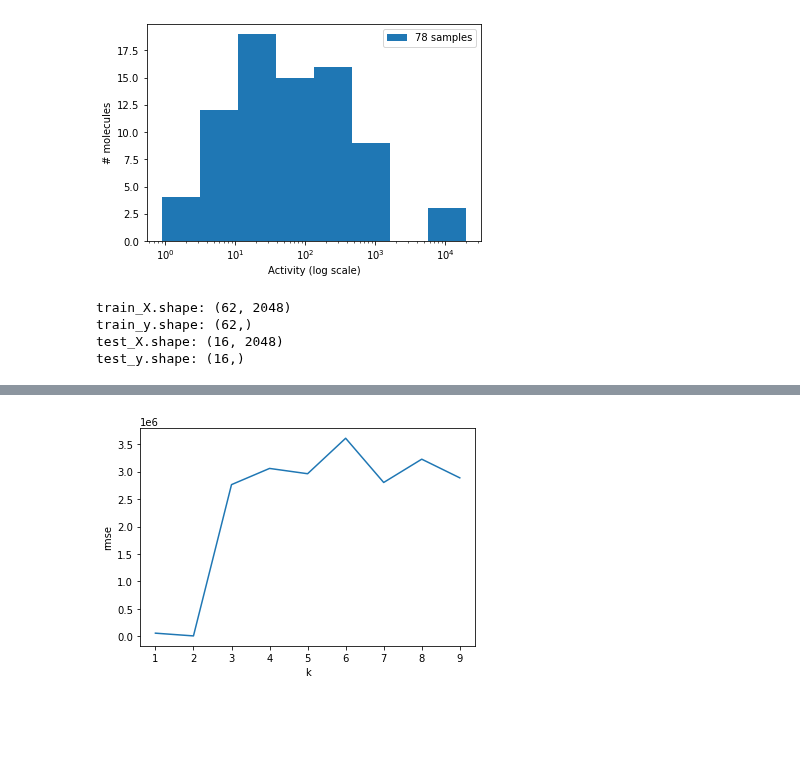
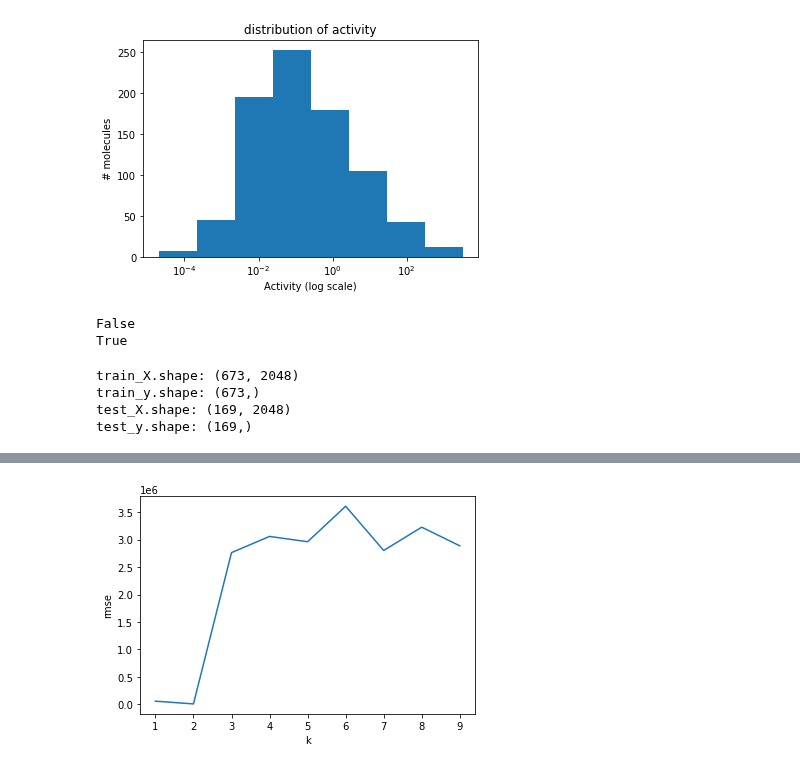
Before and after one commit to srensi/tmprss2, a Jupyter notebook: notebooks/knn.ipynb, the cells around one changed output, grey strips where cells are left out. Saved outputs shown, nothing was run; the diff lists cells and outputs as text; code cells hidden in the pictures; blank space fills up the shorter version.

```diff
--- a/notebooks/knn.ipynb
+++ b/notebooks/knn.ipynb
@@ -16,14 +11,18 @@ dataset = tmprss2_to_pandas()
+# %%
+# collect dataset
+dataset = pd.read_pickle('../processed_data/combined_dataset.pkl')
+dcm = pd.read_pickle('../processed_data/DarkChemicalMatter_processed.pkl.gz')
 # %%
 # visualize dataset
 plt.figure()
-hist, bins, _ = plt.hist(dataset.Activity, bins=8)
+hist, bins, _ = plt.hist(dataset.acvalue_target, bins=8)
 plt.clf()
 logbins = np.logspace(np.log10(bins[0]), np.log10(bins[-1]), len(bins))
-plt.hist(dataset.Activity, bins=logbins, label=f"{len(dataset)} samples")
+plt.hist(dataset.acvalue_target, bins=logbins, label=f"{len(dataset)} samples")
 plt.xscale('log')
 plt.xlabel('Activity (log scale)')
 plt.ylabel('# molecules')
-plt.title('distribution of ')
+plt.title('distribution of activity')
 plt.show()
 # %% [output]
-[figure, old version]
+[figure, new version]
@@ -37,6 +29,15 @@ for i in range(len(dataset)):
+# %%
+# set up features (X) and labels (y) for knn
+X = np.stack(dataset.morgan_fingerprint)
+print(np.any(np.isnan(X)))
+y = dataset.acvalue_target.values
+print(np.any(np.isnan(y)))
+# %% [output]
+False
+True
 # %%
 # set up data and labels for knn
-y = dataset.Activity.values
+≈
 
 train_X, test_X, train_y, test_y = train_test_split(X, y, test_size=0.2, random_state=3)
 print(f"train_X.shape: {train_X.shape}")
@@ -44,10 +45,10 @@ print(f"train_y.shape: {train_y.shape}")
 print(f"test_X.shape: {test_X.shape}")
 print(f"test_y.shape: {test_y.shape}")
 # %% [output]
-train_X.shape: (62, 2048)
-train_y.shape: (62,)
-test_X.shape: (16, 2048)
-test_y.shape: (16,)
+train_X.shape: (673, 2048)
+train_y.shape: (673,)
+test_X.shape: (169, 2048)
+test_y.shape: (169,)
 # %%
 # define our tanimoto similarity function, to be used as distance metric in knn
 
```
Also changed, not shown: parts of 4 cells of this notebook.
